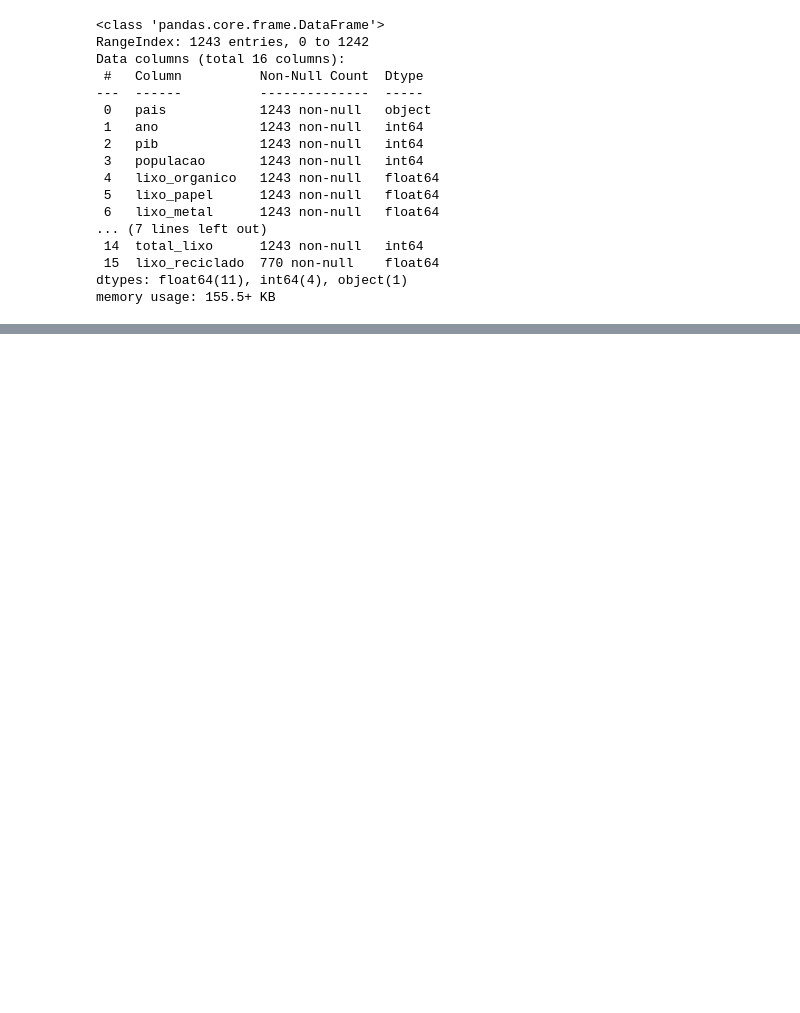
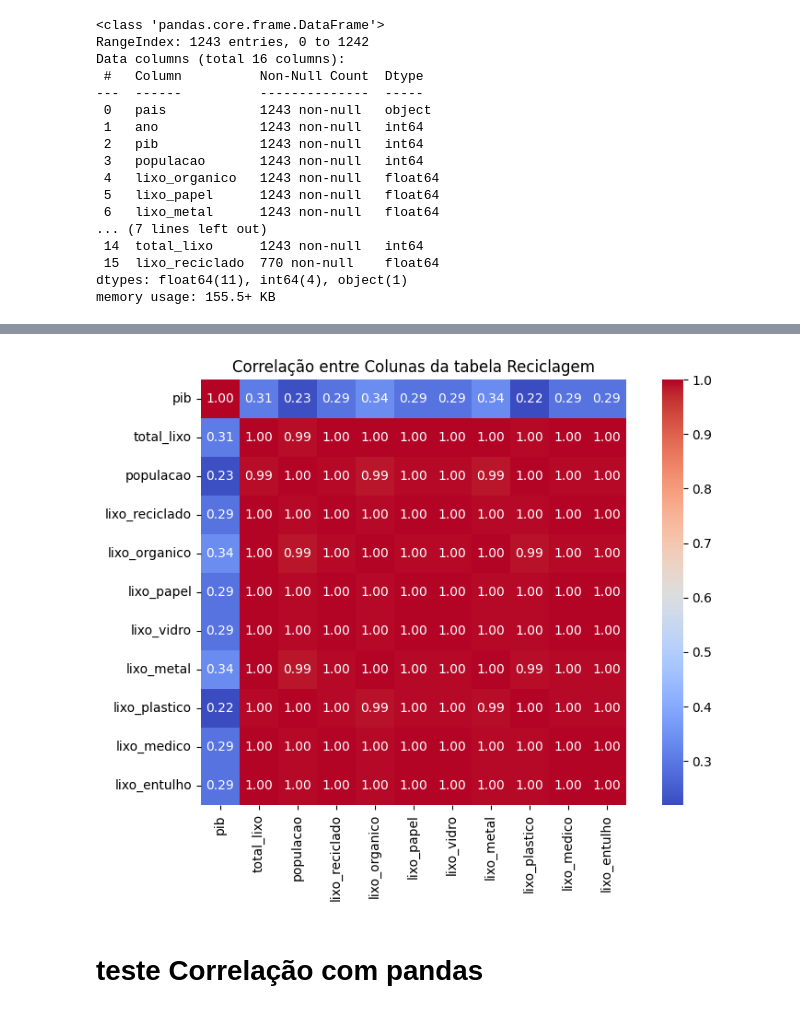
Before and after one commit to rafaelflorentinobarbosa/InteligenciaArtificial, a Jupyter notebook: Projeto_final/collab.ipynb, the cells around one changed output, grey strips where cells are left out. Cells and saved outputs as stored; diff of their text form; code cells hidden in the pictures; blank space fills up the shorter version.

```diff
--- a/Projeto_final/collab.ipynb
+++ b/Projeto_final/collab.ipynb
@@ -139,0 +93,4 @@ Previsão para 2025: 67803521.97030172
+# %%
+# Filtrar apenas os dados do Brasil
+df_brasil = df[df["pais"] == "Brasil"]
+df_brasil
@@ -139,0 +133,38 @@ Previsão para 2025: 67803521.97030172
+# %%
+# Selecionar apenas as colunas de interesse
+colunas_interesse = [
+    'pib',
+    'total_lixo',
+    'populacao',
+    'lixo_reciclado',
+    'lixo_organico',
+    'lixo_papel',
+    'lixo_vidro',
+    'lixo_metal',
+    'lixo_plastico',
+    'lixo_medico',
+    'lixo_entulho'
+]
+
+# Filtrar o dataframe para manter apenas as colunas de interesse
+dados_brasil_filtered = df_brasil[colunas_interesse]
+
+# Calcular a matriz de correlação
+correlacao = dados_brasil_filtered.corr()
+
+# Configurar o tamanho da figura
+plt.figure(figsize=(10, 6))
+
+# Criar um mapa de calor da matriz de correlação
+sns.heatmap(correlacao, annot=True, fmt=".2f", cmap='coolwarm', square=True, cbar=True,
+            xticklabels=correlacao.columns, yticklabels=correlacao.columns)
+
+# Adicionar título
+plt.title('Correlação entre Colunas da tabela Reciclagem')
+
+# Exibir o gráfico
+plt.show()
+# %% [output]
+[figure, added]
+# %% [markdown]
+# teste Correlação com pandas
```
Also changed, not shown: parts of 68 cells of this notebook, 2 other files.
